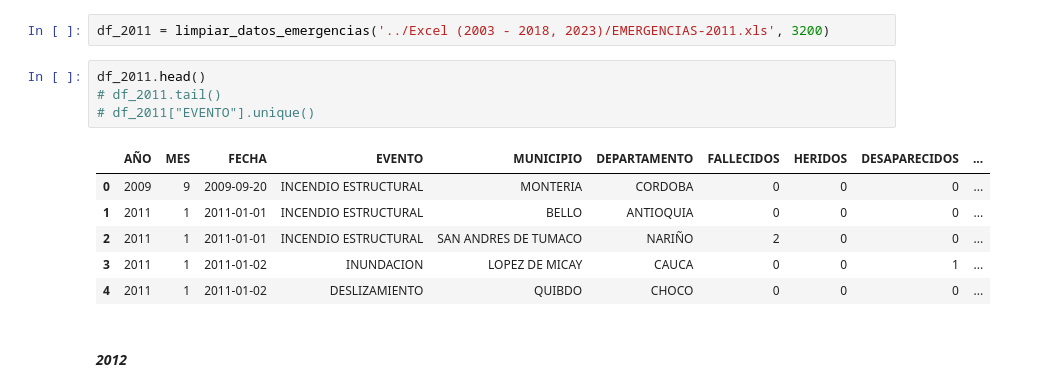
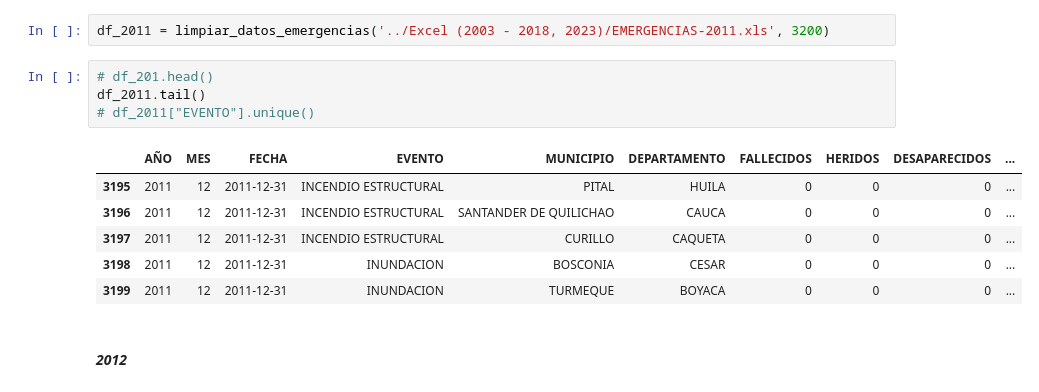
Before and after one commit to JuanRuizIng/Pacific-Data-Analytics, a Jupyter notebook: Emergencias/Notebooks/emergenciasExcel_limpieza.ipynb, the cells around one changed output. Cells and saved outputs as stored; diff of their text form.

```diff
--- a/Emergencias/Notebooks/emergenciasExcel_limpieza.ipynb
+++ b/Emergencias/Notebooks/emergenciasExcel_limpieza.ipynb
@@ -187,16 +204,16 @@ df_2010.tail()
 # %%
 df_2011 = limpiar_datos_emergencias('../Excel (2003 - 2018, 2023)/EMERGENCIAS-2011.xls', 3200)
 # %%
-df_2011.head()
-# df_2011.tail()
+# df_201.head()
+df_2011.tail()
 # df_2011["EVENTO"].unique()
 # %% [output]
 |  | AÑO | MES | FECHA | EVENTO | MUNICIPIO | DEPARTAMENTO | FALLECIDOS | HERIDOS | DESAPARECIDOS | ... |
-| 0 | 2009 | 9 | 2009-09-20 | INCENDIO ESTRUCTURAL | MONTERIA | CORDOBA | 0 | 0 | 0 | ... |
-| 1 | 2011 | 1 | 2011-01-01 | INCENDIO ESTRUCTURAL | BELLO | ANTIOQUIA | 0 | 0 | 0 | ... |
-| 2 | 2011 | 1 | 2011-01-01 | INCENDIO ESTRUCTURAL | SAN ANDRES DE TUMACO | NARIÑO | 2 | 0 | 0 | ... |
-| 3 | 2011 | 1 | 2011-01-02 | INUNDACION | LOPEZ DE MICAY | CAUCA | 0 | 0 | 1 | ... |
-| 4 | 2011 | 1 | 2011-01-02 | DESLIZAMIENTO | QUIBDO | CHOCO | 0 | 0 | 0 | ... |
+| 3195 | 2011 | 12 | 2011-12-31 | INCENDIO ESTRUCTURAL | PITAL | HUILA | 0 | 0 | 0 | ... |
+| 3196 | 2011 | 12 | 2011-12-31 | INCENDIO ESTRUCTURAL | SANTANDER DE QUILICHAO | CAUCA | 0 | 0 | 0 | ... |
+| 3197 | 2011 | 12 | 2011-12-31 | INCENDIO ESTRUCTURAL | CURILLO | CAQUETA | 0 | 0 | 0 | ... |
+| 3198 | 2011 | 12 | 2011-12-31 | INUNDACION | BOSCONIA | CESAR | 0 | 0 | 0 | ... |
+| 3199 | 2011 | 12 | 2011-12-31 | INUNDACION | TURMEQUE | BOYACA | 0 | 0 | 0 | ... |
 # %% [markdown]
 #### ***2012***
 # %%
```
Also changed, not shown: parts of 13 cells of this notebook, 1 other file.
